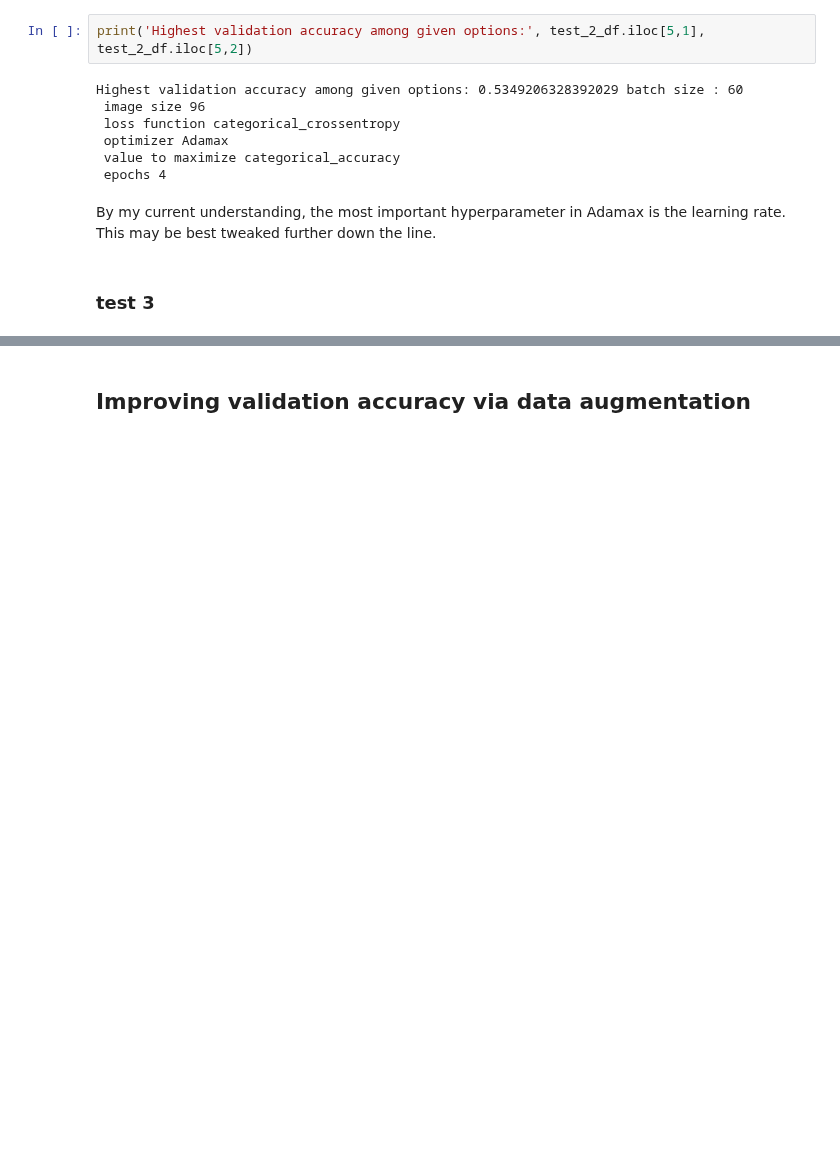
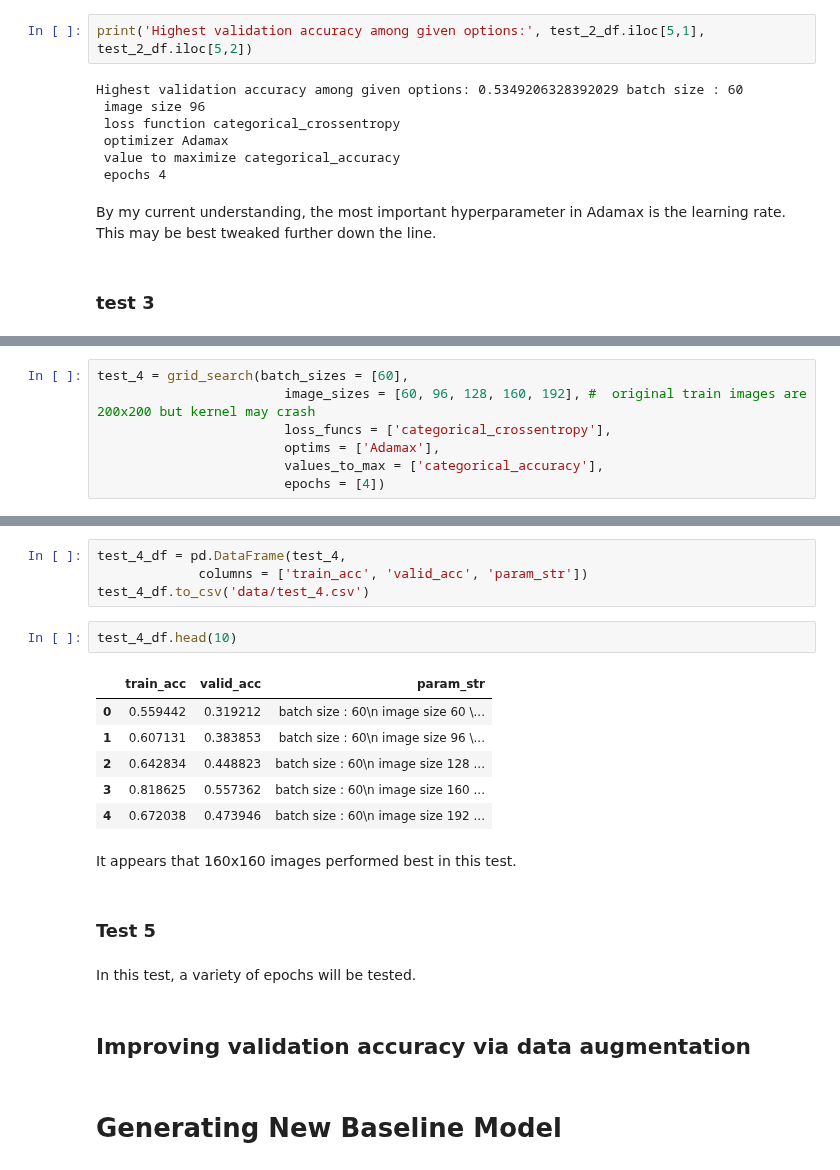
Before and after one commit to Windblown-Marionette/fingerspelling-text, a Jupyter notebook: Fingerspelling-CNN-3-Exploring-Model-Improvements-and-Training-Models.ipynb, the cells around one changed output, grey strips where cells are left out. Drawn from its saved outputs; the diff is of its cells as text; blank space fills up the shorter version.

Commit message:
add image size test

```diff
--- a/Fingerspelling-CNN-3-Exploring-Model-Improvements-and-Training-Models.ipynb
+++ b/Fingerspelling-CNN-3-Exploring-Model-Improvements-and-Training-Models.ipynb
@@ -900,0 +952,7 @@ By my current understanding, the most important hyperparameter in Adamax is the
+# %%
+test_4 = grid_search(batch_sizes = [60],
+                        image_sizes = [60, 96, 128, 160, 192], #  original train images are 200x200 but kernel may crash
+                        loss_funcs = ['categorical_crossentropy'],
+                        optims = ['Adamax'],
+                        values_to_max = ['categorical_accuracy'],
+                        epochs = [4])
@@ -901,2 +991,23 @@ By my current understanding, the most important hyperparameter in Adamax is the
+# %%
+test_4_df = pd.DataFrame(test_4,
+             columns = ['train_acc', 'valid_acc', 'param_str'])
+test_4_df.to_csv('data/test_4.csv')
+# %%
+test_4_df.head(10)
+# %% [output]
+|  | train_acc | valid_acc | param_str |
+| 0 | 0.559442 | 0.319212 | batch size : 60\n image size 60 \... |
+| 1 | 0.607131 | 0.383853 | batch size : 60\n image size 96 \... |
+| 2 | 0.642834 | 0.448823 | batch size : 60\n image size 128 ... |
+| 3 | 0.818625 | 0.557362 | batch size : 60\n image size 160 ... |
+| 4 | 0.672038 | 0.473946 | batch size : 60\n image size 192 ... |
+# %% [markdown]
+It appears that 160x160 images performed best in this test.
+# %% [markdown]
+### Test 5
+# %% [markdown]
+In this test, a variety of epochs will be tested.
 # %% [markdown]
 ## Improving validation accuracy via data augmentation
+# %% [markdown]
+# Generating New Baseline Model
```
Also changed, not shown: parts of 9 cells of this notebook.
